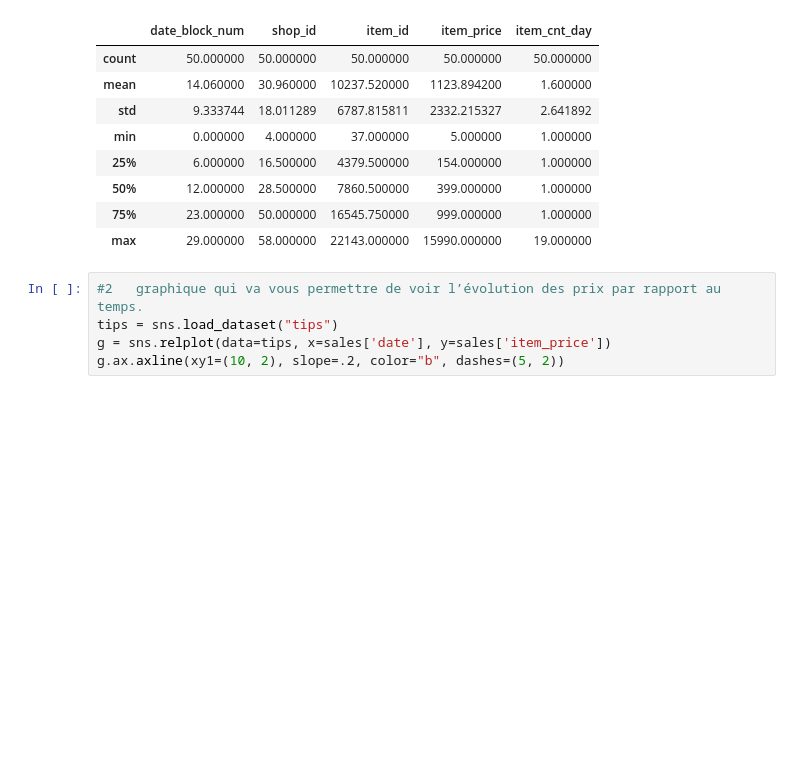
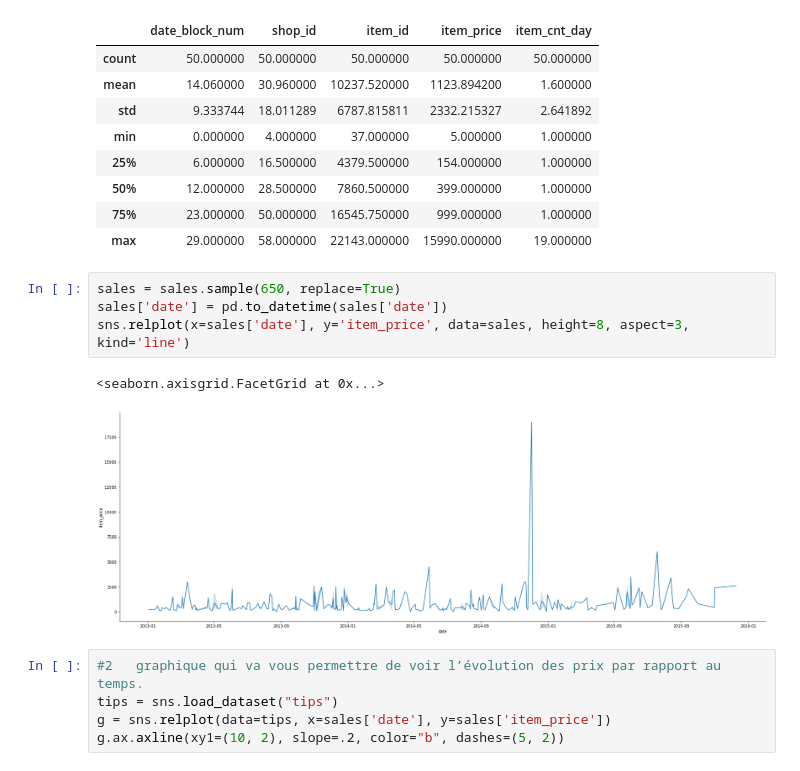
Before and after one commit to nicKLas-317/pythonEDA, a Jupyter notebook: sales_predictions.ipynb, the cells around one changed output. Cells and saved outputs as stored; diff of their text form; blank space fills up the shorter version.

```diff
--- a/sales_predictions.ipynb
+++ b/sales_predictions.ipynb
@@ -38,6 +49,13 @@ sales.describe()
 | 50% | 12.000000 | 28.500000 | 7860.500000 | 399.000000 | 1.000000 |
 | 75% | 23.000000 | 50.000000 | 16545.750000 | 999.000000 | 1.000000 |
 | max | 29.000000 | 58.000000 | 22143.000000 | 15990.000000 | 19.000000 |
+# %%
+sales = sales.sample(650, replace=True)
+sales['date'] = pd.to_datetime(sales['date'])
+sns.relplot(x=sales['date'], y='item_price', data=sales, height=8, aspect=3, kind='line')
+# %% [output]
+<seaborn.axisgrid.FacetGrid at 0x...>
+[figure, added]
 # %%
 #2   graphique qui va vous permettre de voir l’évolution des prix par rapport au temps.
 tips = sns.load_dataset("tips")
```
Also changed, not shown: parts of 4 cells of this notebook, 2 other files.
